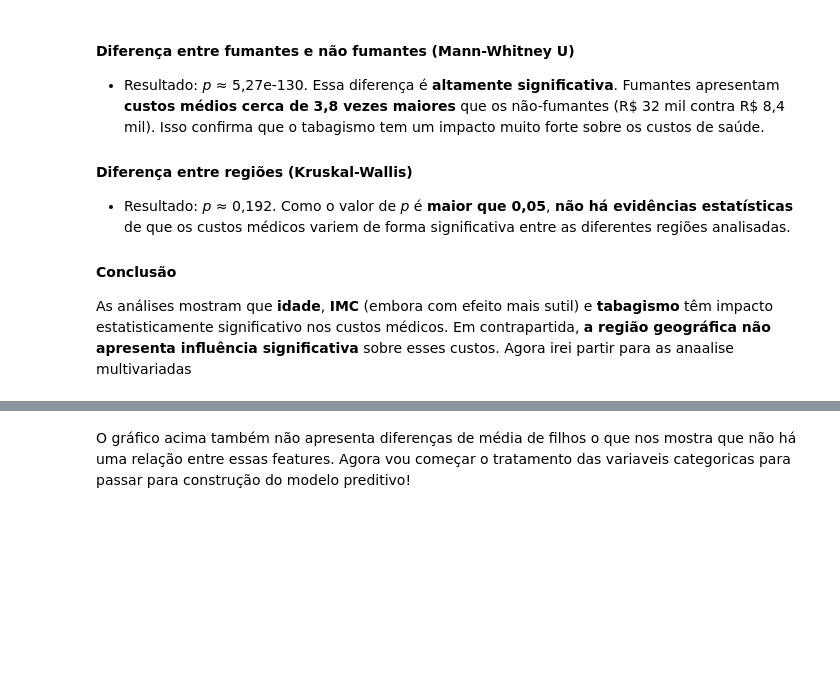
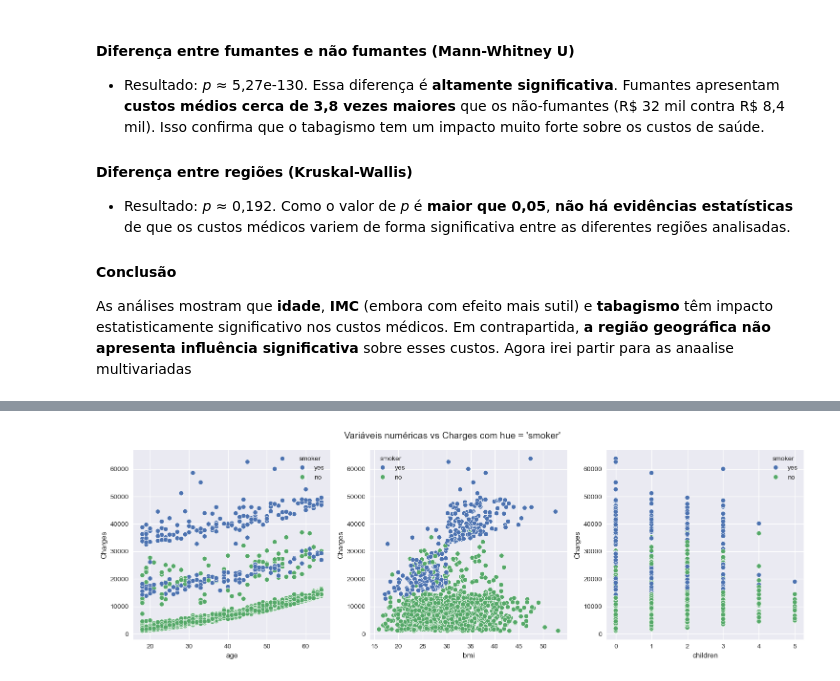
Before and after one commit to Riansito/Analise-de-Custos-de-Seguro-Saude-Modelagem-Preditiva, a Jupyter notebook: Notebooks/ETL e EDA.ipynb, the cells around one changed output, grey strips where cells are left out. Drawn from its saved outputs; the diff is of its cells as text; code cells hidden in the pictures; blank space fills up the shorter version.

```diff
--- a/Notebooks/ETL e EDA.ipynb
+++ b/Notebooks/ETL e EDA.ipynb
@@ -253,2 +237,4 @@ plt.show()
-# %% [markdown]
-O gráfico acima também não apresenta diferenças de média de filhos o que nos mostra que não há uma relação entre essas features. Agora vou começar o tratamento das variaveis categoricas para passar para construção do modelo preditivo!
+# %%
+eda.analiseMultivariada(df, "number")
+# %% [output]
+[figure, added]
```
Also changed, not shown: parts of 9 cells of this notebook, 3 other files.
